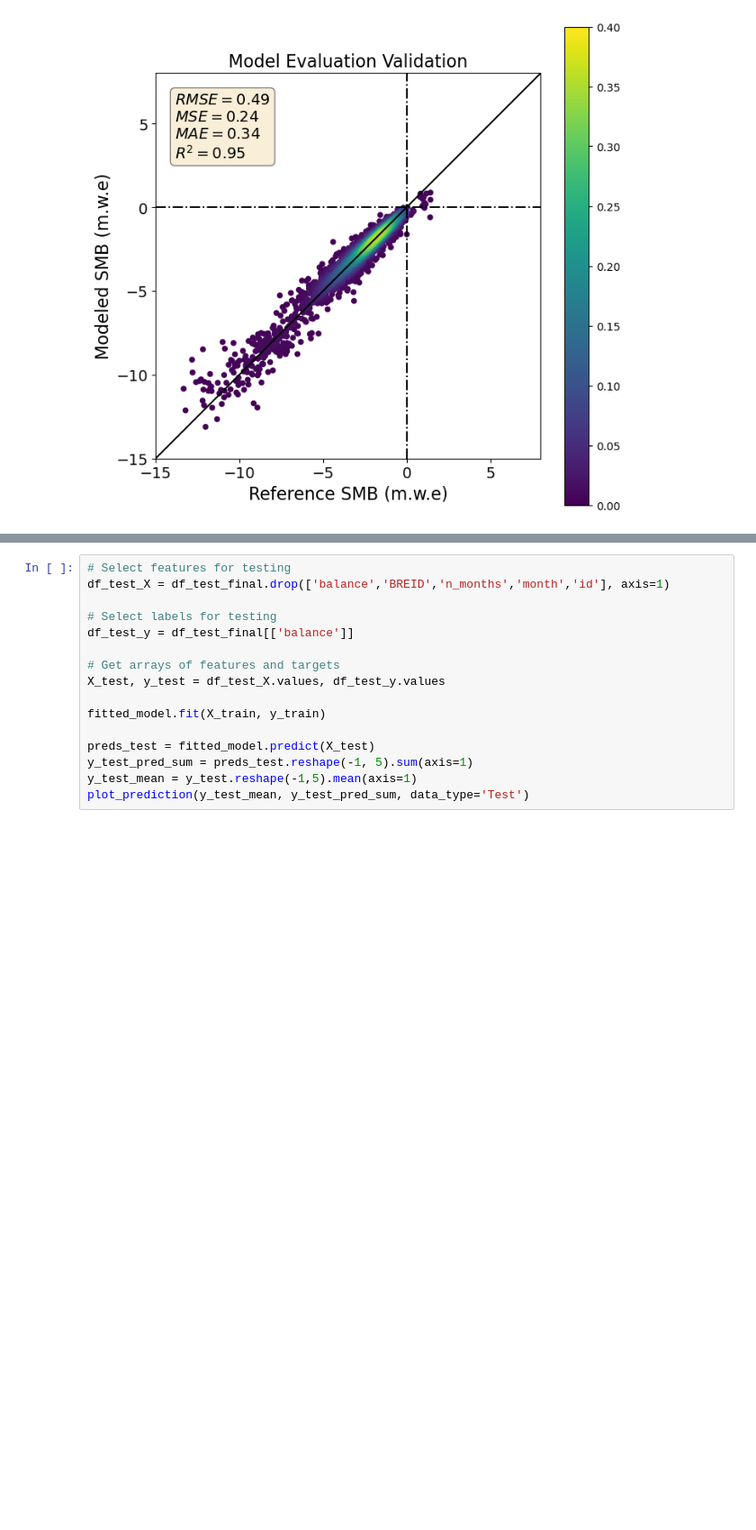
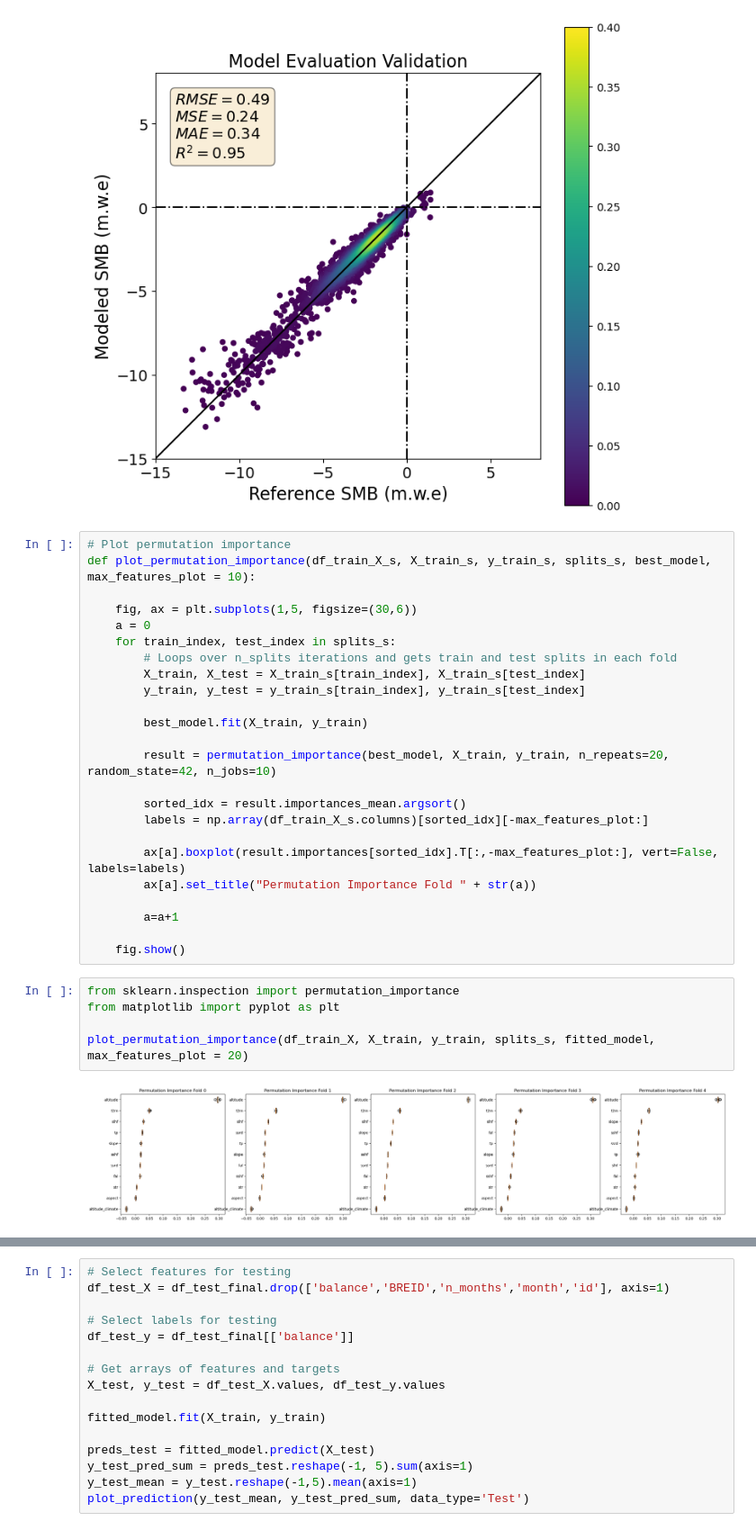
Before and after one commit to khsjursen/ML_MB_Norway, a Jupyter notebook: test_custom_loss.ipynb, the cells around one changed output, grey strips where cells are left out. Shown at 90% size. Saved outputs shown, nothing was run; the diff lists cells and outputs as text; blank space fills up the shorter version.

Commit message:
added feature and permutation importance (not working)

```diff
--- a/test_custom_loss.ipynb
+++ b/test_custom_loss.ipynb
@@ -1132,3 +1132,34 @@ plot_prediction(y_val_all, y_pred_all, 'Validation', n_toplot=20000)
 [figure]
 [figure]
 [figure]
+# %%
+# Plot permutation importance
+def plot_permutation_importance(df_train_X_s, X_train_s, y_train_s, splits_s, best_model, max_features_plot = 10):
+
+    fig, ax = plt.subplots(1,5, figsize=(30,6))
+    a = 0
+    for train_index, test_index in splits_s:
+        # Loops over n_splits iterations and gets train and test splits in each fold
+        X_train, X_test = X_train_s[train_index], X_train_s[test_index]
+        y_train, y_test = y_train_s[train_index], y_train_s[test_index]
+
+        best_model.fit(X_train, y_train)
+
+        result = permutation_importance(best_model, X_train, y_train, n_repeats=20, random_state=42, n_jobs=10)
+
+        sorted_idx = result.importances_mean.argsort()
+        labels = np.array(df_train_X_s.columns)[sorted_idx][-max_features_plot:]
+
+        ax[a].boxplot(result.importances[sorted_idx].T[:,-max_features_plot:], vert=False, labels=labels)
+        ax[a].set_title("Permutation Importance Fold " + str(a))
+
+        a=a+1
+
+    fig.show()
+# %%
+from sklearn.inspection import permutation_importance
+from matplotlib import pyplot as plt
+
+plot_permutation_importance(df_train_X, X_train, y_train, splits_s, fitted_model, max_features_plot = 20)
+# %% [output]
+[figure, added]
```
Also changed, not shown: parts of 2 cells of this notebook.
